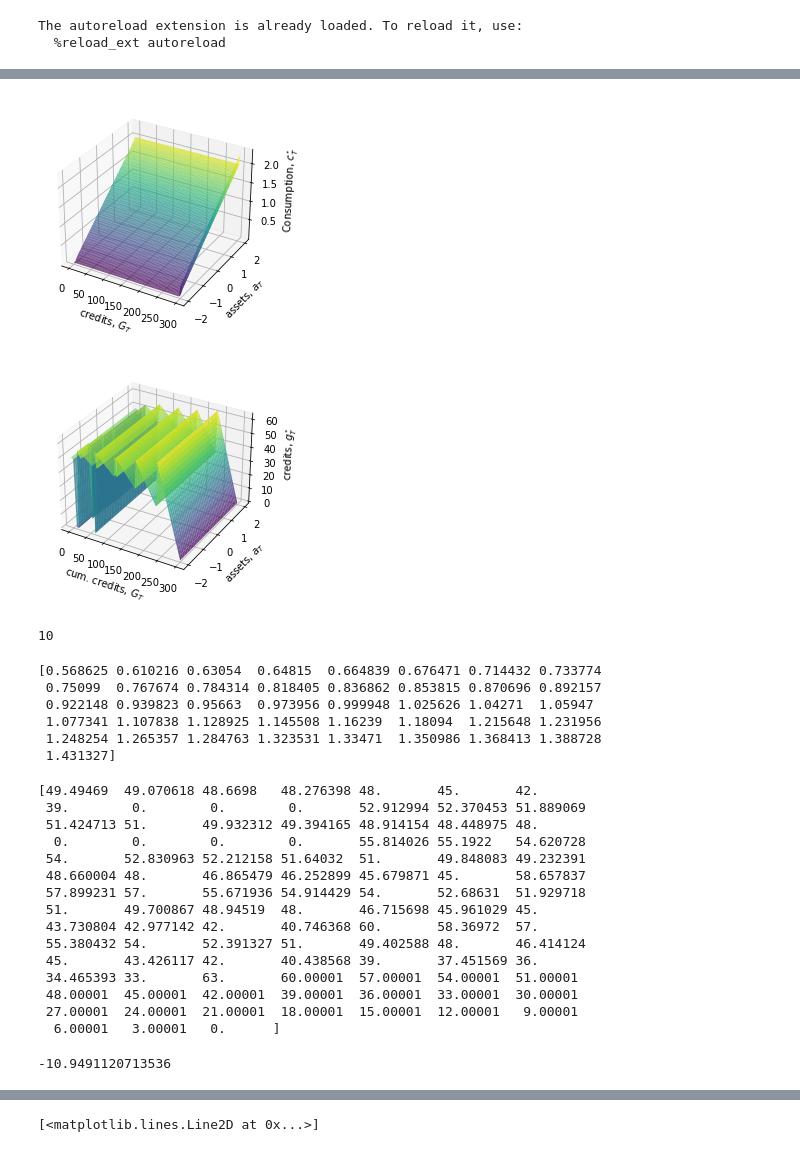
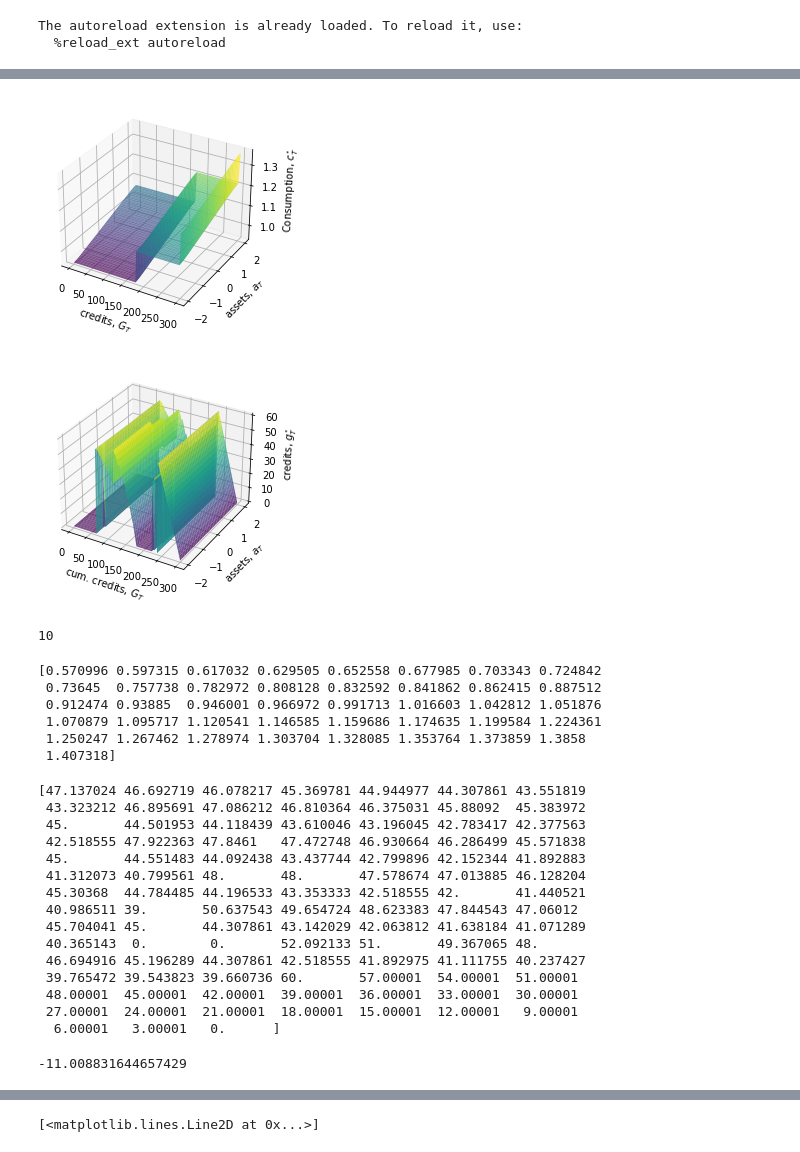
Before and after one commit to aiabondegaard/speciale2, a Jupyter notebook: breakdown_notebook.ipynb, the cells around one changed output, grey strips where cells are left out. Cells and saved outputs as stored; diff of their text form; code cells hidden in the pictures.

```diff
--- a/breakdown_notebook.ipynb
+++ b/breakdown_notebook.ipynb
@@ -19,5 +20,5 @@ from breakdown import SimpleBreakdownModelClass
 # %%
-model = SimpleBreakdownModelClass(par={'r':0.02,'beta':0.98,'Nm':10,'rho':8})
+model = SimpleBreakdownModelClass(par={'r':0.02,'beta':0.98,'Nm':10,'rho':11,'gamma_max':0.008,'gamma_min':0.0178,'tau':5})
 # %%
 par = model.par
 sol = model.sol
@@ -46,24 +47,24 @@ Wall time: 10min 55s
 # last period
 a_mesh, G_mesh = np.meshgrid(par.a_grid[:],par.G_grid,indexing='ij')
 
-t = par.T-2
+t = par.T-42
 fig = plt.figure()
 ax = plt.axes(projection='3d')
 
 ax.plot_surface(G_mesh, a_mesh, sol.c[t,0,:,:],rstride=1,cstride=1,cmap='viridis', edgecolor='none',alpha=0.75);
 ax.set(xlabel='credits, $G_{T}$',ylabel='assets, $a_T$',zlabel='Consumption, $c_{T}^{\star}$');
 # %% [output]
-[figure, old version]
+[figure, new version]
 # %%
-t = par.T-49
+t = par.T-44
 
 fig = plt.figure()
 ax = plt.axes(projection='3d')
 
 ax.plot_surface(G_mesh, a_mesh, sol.g[t,1,:,:],rstride=1,cstride=1,cmap='viridis', edgecolor='none',alpha=0.75);
 ax.set(xlabel='cum. credits, $G_{T}$',ylabel='assets, $a_T$',zlabel='credits, $g_{T}^{\star}$');
 # %% [output]
-[figure, old version]
+[figure, new version]
 # %%
 par.Nm
 # %% [output]
@@ -71,27 +72,27 @@ par.Nm
 # %%
 print(sol.c_s[par.T-5,0,:,29])
 # %% [output]
-[0.568625 0.610216 0.63054  0.64815  0.664839 0.676471 0.714432 0.733774
- 0.75099  0.767674 0.784314 0.818405 0.836862 0.853815 0.870696 0.892157
- 0.922148 0.939823 0.95663  0.973956 0.999948 1.025626 1.04271  1.05947
- 1.077341 1.107838 1.128925 1.145508 1.16239  1.18094  1.215648 1.231956
- 1.248254 1.265357 1.284763 1.323531 1.33471  1.350986 1.368413 1.388728
- 1.431327]
+[0.570996 0.597315 0.617032 0.629505 0.652558 0.677985 0.703343 0.724842
+ 0.73645  0.757738 0.782972 0.808128 0.832592 0.841862 0.862415 0.887512
+ 0.912474 0.93885  0.946001 0.966972 0.991713 1.016603 1.042812 1.051876
+ 1.070879 1.095717 1.120541 1.146585 1.159686 1.174635 1.199584 1.224361
+ 1.250247 1.267462 1.278974 1.303704 1.328085 1.353764 1.373859 1.3858
+ 1.407318]
 # %%
 print(sol.g[par.T-49,0,0,:])
 # %% [output]
-[49.49469  49.070618 48.6698   48.276398 48.       45.       42.
- 39.        0.        0.        0.       52.912994 52.370453 51.889069
- 51.424713 51.       49.932312 49.394165 48.914154 48.448975 48.
-  0.        0.        0.        0.       55.814026 55.1922   54.620728
- 54.       52.830963 52.212158 51.64032  51.       49.848083 49.232391
- 48.660004 48.       46.865479 46.252899 45.679871 45.       58.657837
- 57.899231 57.       55.671936 54.914429 54.       52.68631  51.929718
- 51.       49.700867 48.94519  48.       46.715698 45.961029 45.
- 43.730804 42.977142 42.       40.746368 60.       58.36972  57.
- 55.380432 54.       52.391327 51.       49.402588 48.       46.414124
- 45.       43.426117 42.       40.438568 39.       37.451569 36.
- 34.465393 33.       63.       60.00001  57.00001  54.00001  51.00001
+[47.137024 46.692719 46.078217 45.369781 44.944977 44.307861 43.551819
+ 43.323212 46.895691 47.086212 46.810364 46.375031 45.88092  45.383972
+ 45.       44.501953 44.118439 43.610046 43.196045 42.783417 42.377563
+ 42.518555 47.922363 47.8461   47.472748 46.930664 46.286499 45.571838
+ 45.       44.551483 44.092438 43.437744 42.799896 42.152344 41.892883
+ 41.312073 40.799561 48.       48.       47.578674 47.013885 46.128204
+ 45.30368  44.784485 44.196533 43.353333 42.518555 42.       41.440521
+ 40.986511 39.       50.637543 49.654724 48.623383 47.844543 47.06012
+ 45.704041 45.       44.307861 43.142029 42.063812 41.638184 41.071289
+ 40.365143  0.        0.       52.092133 51.       49.367065 48.
+ 46.694916 45.196289 44.307861 42.518555 41.892975 41.111755 40.237427
+ 39.765472 39.543823 39.660736 60.       57.00001  54.00001  51.00001
  48.00001  45.00001  42.00001  39.00001  36.00001  33.00001  30.00001
  27.00001  24.00001  21.00001  18.00001  15.00001  12.00001   9.00001
   6.00001   3.00001   0.      ]
@@ -99,7 +100,7 @@ print(sol.g[par.T-49,0,0,:])
 sol.V_s[par.T-9,0,2,0]
 sol.V_w[par.T-9,0,0]
 # %% [output]
--10.9491120713536
+-11.008831644657429
 # %%
 y_ = [model.value_of_choice_s(2.0, 80.0, 0, 1.0, 220, t) for t in range(9)]
 fig, ax = plt.subplots()
```
Also changed, not shown: parts of 24 cells of this notebook, 5 other files.
